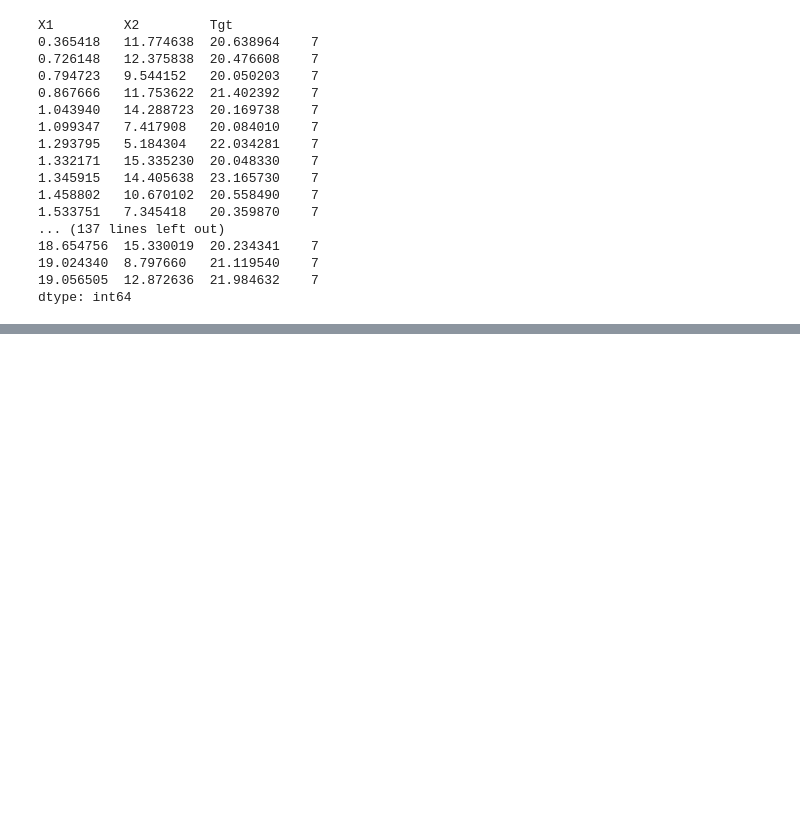
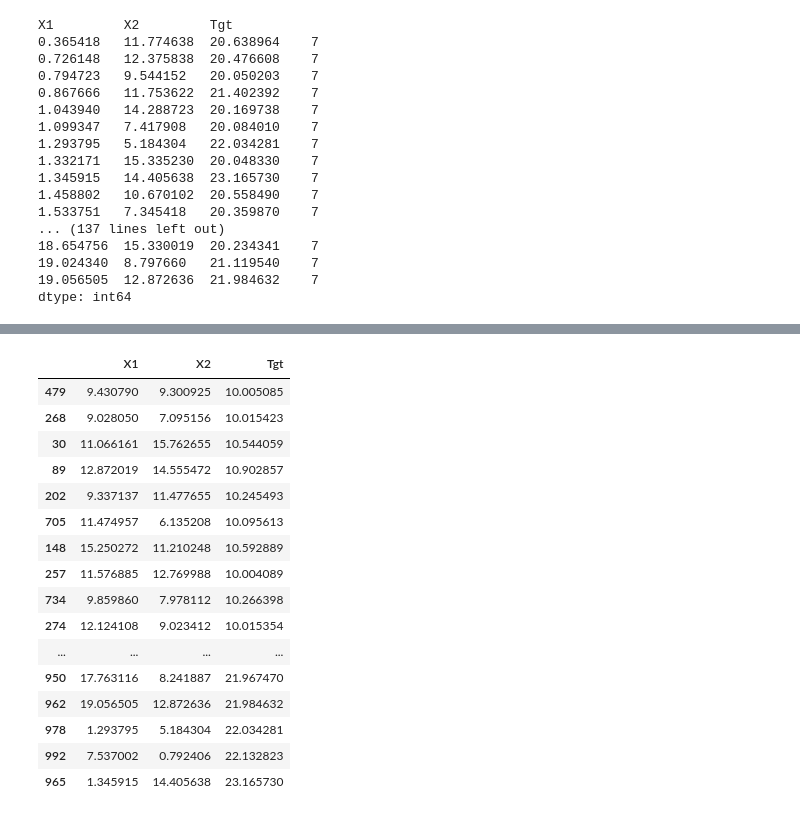
Before and after one commit to ndai093/ImbalancedRegressionSampler, a Jupyter notebook: test_smoter.ipynb, the cells around one changed output, grey strips where cells are left out. Cells and saved outputs as stored; diff of their text form; code cells hidden in the pictures; blank space fills up the shorter version.

```diff
--- a/test_smoter.ipynb
+++ b/test_smoter.ipynb
@@ -341,0 +375,21 @@ dist
+# %%
+undersampling_and_interesting.drop('yPhi',axis=1,inplace=True )
+undersampling_and_interesting
+# %% [output]
+|  | X1 | X2 | Tgt |
+| 479 | 9.430790 | 9.300925 | 10.005085 |
+| 268 | 9.028050 | 7.095156 | 10.015423 |
+| 30 | 11.066161 | 15.762655 | 10.544059 |
+| 89 | 12.872019 | 14.555472 | 10.902857 |
+| 202 | 9.337137 | 11.477655 | 10.245493 |
+| 705 | 11.474957 | 6.135208 | 10.095613 |
+| 148 | 15.250272 | 11.210248 | 10.592889 |
+| 257 | 11.576885 | 12.769988 | 10.004089 |
+| 734 | 9.859860 | 7.978112 | 10.266398 |
+| 274 | 12.124108 | 9.023412 | 10.015354 |
+| ... | ... | ... | ... |
+| 950 | 17.763116 | 8.241887 | 21.967470 |
+| 962 | 19.056505 | 12.872636 | 21.984632 |
+| 978 | 1.293795 | 5.184304 | 22.034281 |
+| 992 | 7.537002 | 0.792406 | 22.132823 |
+| 965 | 1.345915 | 14.405638 | 23.165730 |
```
Also changed, not shown: parts of 10 cells of this notebook, 1 other file.
